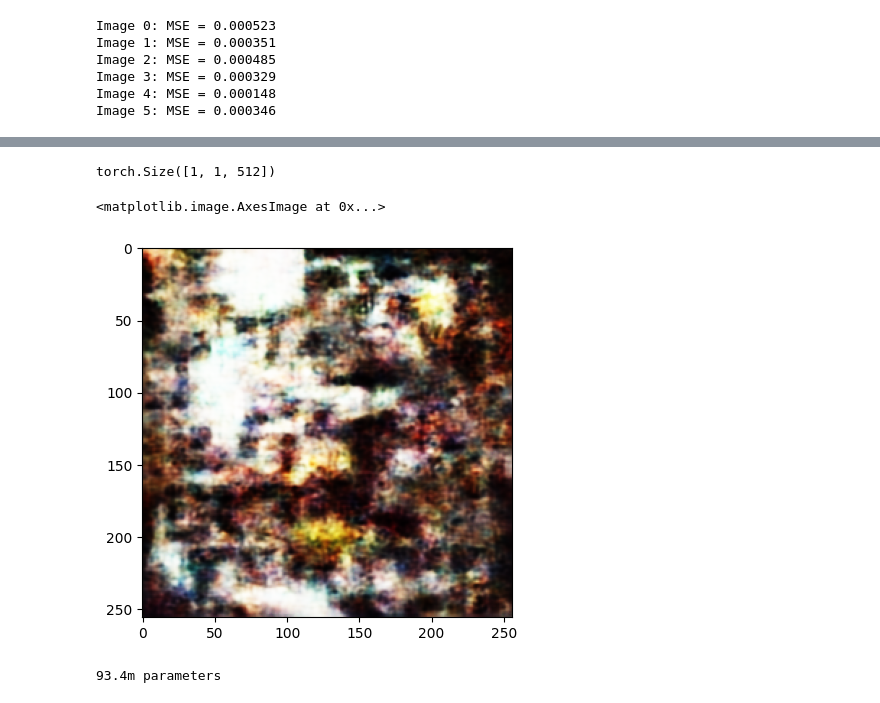
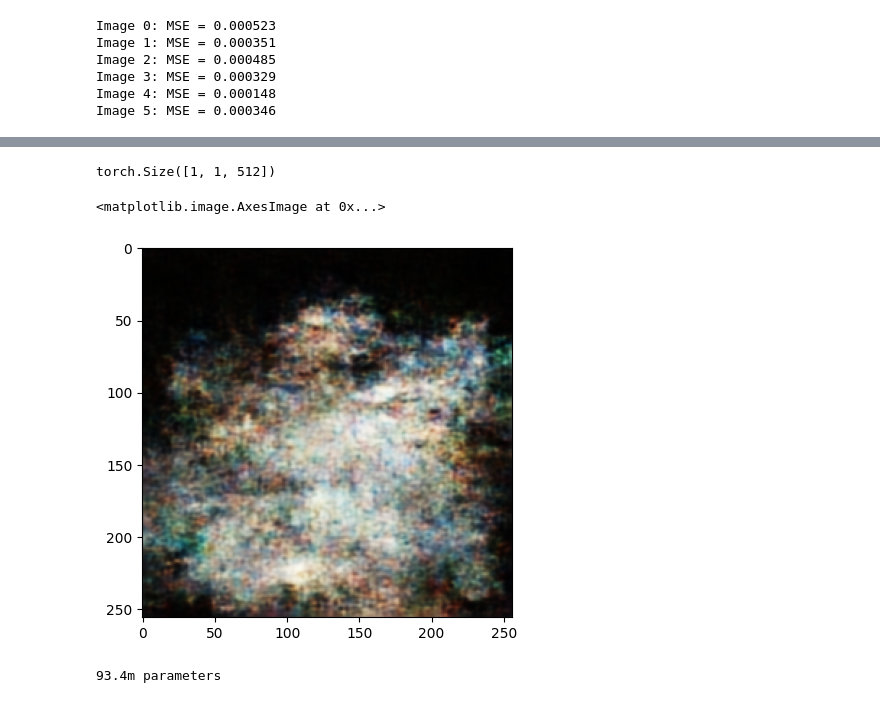
Before and after one commit to flappybird1084/sd-v5, a Jupyter notebook: t2i-v3.ipynb, the cells around one changed output, grey strips where cells are left out. Cells and saved outputs as stored; diff of their text form; code cells hidden in the pictures.

```diff
--- a/t2i-v3.ipynb
+++ b/t2i-v3.ipynb
@@ -311,27 +312,27 @@ Notes:
 # %%
 model.eval()
 z = torch.randn([1,256,512]).to(device)
 steps = 50
-guidance_scale=5
-prompt = (["a child in a classroom at his desk"])
+guidance_scale=2
+prompt = (["A serene white wolf, its fur a rainbow kaleidoscope, poised in black emptiness."])
 prompt_emb = embed_text(prompt)
 null_prompt_emb = embed_text((['null']))
 print(prompt_emb.shape)
 with torch.no_grad():
   for i in tqdm(range(steps)):
     t = torch.tensor(i/steps).to(device)
     v_null_prompt = model(z, null_prompt_emb, t)
     v_pred = model(z, prompt_emb, t)
 
     v_latent = v_null_prompt + guidance_scale*(v_pred-v_null_prompt)
     z = v_latent* 1/steps + z
 
   image = model.decode(z)
 plt.imshow(image.squeeze(0).permute(1,2,0).cpu().detach().numpy())
 # %% [output]
 torch.Size([1, 1, 512])
 <matplotlib.image.AxesImage at 0x...>
-[figure, old version]
+[figure, new version]
 # %%
 print(f"{sum([p.numel() for p in model.parameters()])/1_000_000:.1f}m parameters")
 # %% [output]
```
Also changed, not shown: parts of 1 cell of this notebook, 3 other files.
